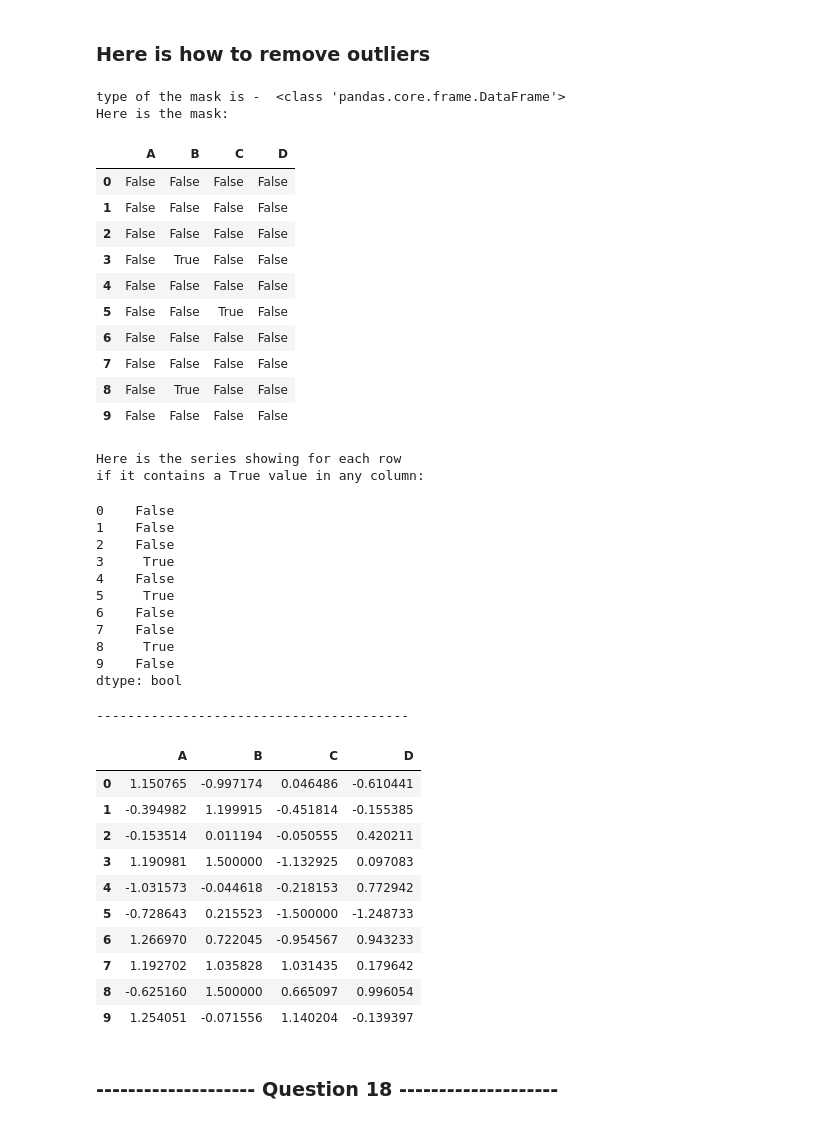
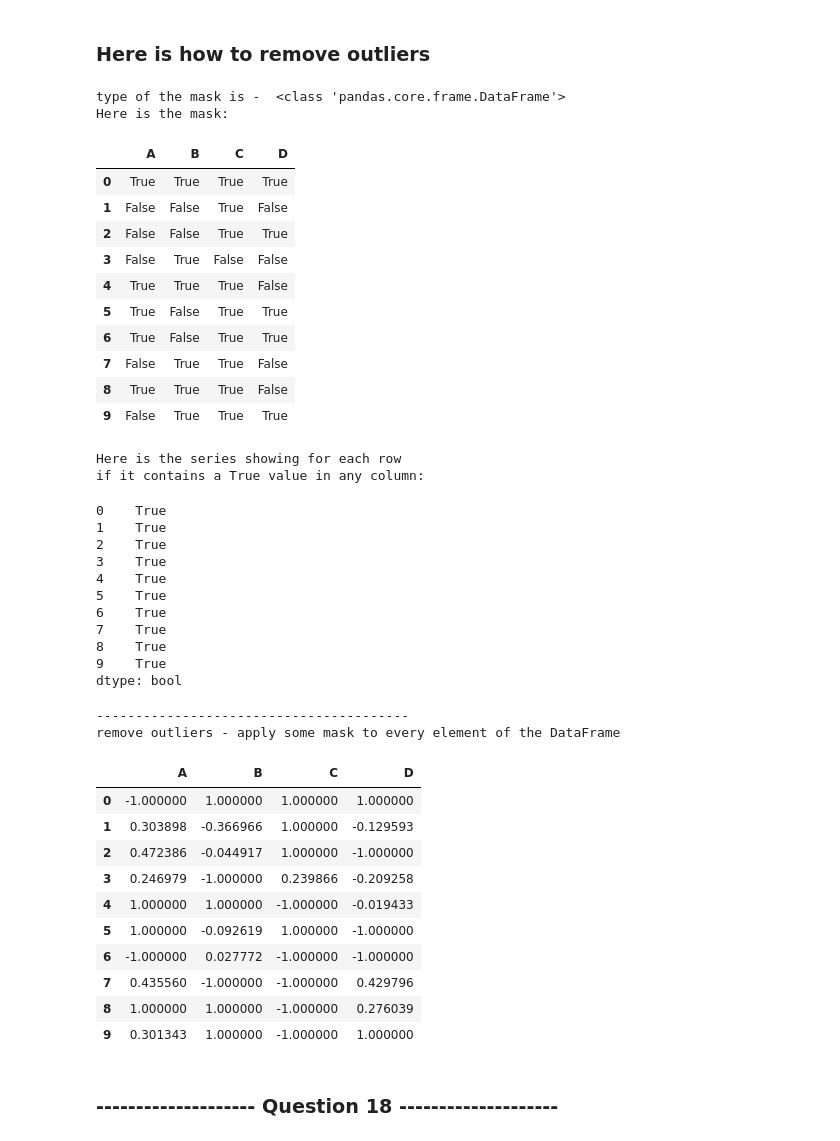
Before and after one commit to lselector/python_tutorials, a Jupyter notebook: c02_Pandas2.ipynb, the cells around one changed output. Cells and saved outputs as stored; diff of their text form; code cells hidden in the pictures.

```diff
--- a/c02_Pandas2.ipynb
+++ b/c02_Pandas2.ipynb
@@ -990,57 +1006,58 @@ Index(['count', 'mean', 'std', 'min', '25%', '50%', '75%', 'max'], dtype='object
 # %%
 # look at outliers (numbers with abs. value more than 1.5)
 df = pd.DataFrame(np.random.randn(10, 4), columns=['A','B','C','D'])
-mask = np.abs(df) > 1.5
+mask = np.abs(df) > .5
 print("type of the mask is - ", type(mask))
 print("Here is the mask:")
 display(mask)
 print("Here is the series showing for each row")
 print("if it contains a True value in any column:")
-display(df[mask].any(1)) # Ture if there is a True value in any column
+display(df[mask].any(1)) # True if there is a True value in any column
 
-# remove outliers - limit the value by
 print("-"*40)
-df[mask] = np.sign(df) * 1.5
+print("remove outliers - apply some mask to every element of the DataFrame")
+df[mask] = np.sign(df) #  * 1.5
 display(df)
 # %% [output]
 type of the mask is -  <class 'pandas.core.frame.DataFrame'>
 Here is the mask:
 |  | A | B | C | D |
-| 0 | False | False | False | False |
-| 1 | False | False | False | False |
-| 2 | False | False | False | False |
+| 0 | True | True | True | True |
+| 1 | False | False | True | False |
+| 2 | False | False | True | True |
 | 3 | False | True | False | False |
-| 4 | False | False | False | False |
-| 5 | False | False | True | False |
-| 6 | False | False | False | False |
-| 7 | False | False | False | False |
-| 8 | False | True | False | False |
-| 9 | False | False | False | False |
+| 4 | True | True | True | False |
+| 5 | True | False | True | True |
+| 6 | True | False | True | True |
+| 7 | False | True | True | False |
+| 8 | True | True | True | False |
+| 9 | False | True | True | True |
 Here is the series showing for each row
 if it contains a True value in any column:
-0    False
-1    False
-2    False
-3     True
-4    False
-5     True
-6    False
-7    False
-8     True
-9    False
+0    True
+1    True
+2    True
+3    True
+4    True
+5    True
+6    True
+7    True
+8    True
+9    True
 dtype: bool
 ----------------------------------------
+remove outliers - apply some mask to every element of the DataFrame
 |  | A | B | C | D |
-| 0 | 1.150765 | -0.997174 | 0.046486 | -0.610441 |
-| 1 | -0.394982 | 1.199915 | -0.451814 | -0.155385 |
-| 2 | -0.153514 | 0.011194 | -0.050555 | 0.420211 |
-| 3 | 1.190981 | 1.500000 | -1.132925 | 0.097083 |
-| 4 | -1.031573 | -0.044618 | -0.218153 | 0.772942 |
-| 5 | -0.728643 | 0.215523 | -1.500000 | -1.248733 |
-| 6 | 1.266970 | 0.722045 | -0.954567 | 0.943233 |
-| 7 | 1.192702 | 1.035828 | 1.031435 | 0.179642 |
-| 8 | -0.625160 | 1.500000 | 0.665097 | 0.996054 |
-| 9 | 1.254051 | -0.071556 | 1.140204 | -0.139397 |
+| 0 | -1.000000 | 1.000000 | 1.000000 | 1.000000 |
+| 1 | 0.303898 | -0.366966 | 1.000000 | -0.129593 |
+| 2 | 0.472386 | -0.044917 | 1.000000 | -1.000000 |
+| 3 | 0.246979 | -1.000000 | 0.239866 | -0.209258 |
+| 4 | 1.000000 | 1.000000 | -1.000000 | -0.019433 |
+| 5 | 1.000000 | -0.092619 | 1.000000 | -1.000000 |
+| 6 | -1.000000 | 0.027772 | -1.000000 | -1.000000 |
+| 7 | 0.435560 | -1.000000 | -1.000000 | 0.429796 |
+| 8 | 1.000000 | 1.000000 | -1.000000 | 0.276039 |
+| 9 | 0.301343 | 1.000000 | -1.000000 | 1.000000 |
 # %% [markdown]
 ### -------------------- Question 18 --------------------
 # %% [markdown]
```
Also changed, not shown: parts of 17 cells of this notebook, 1 other file.
